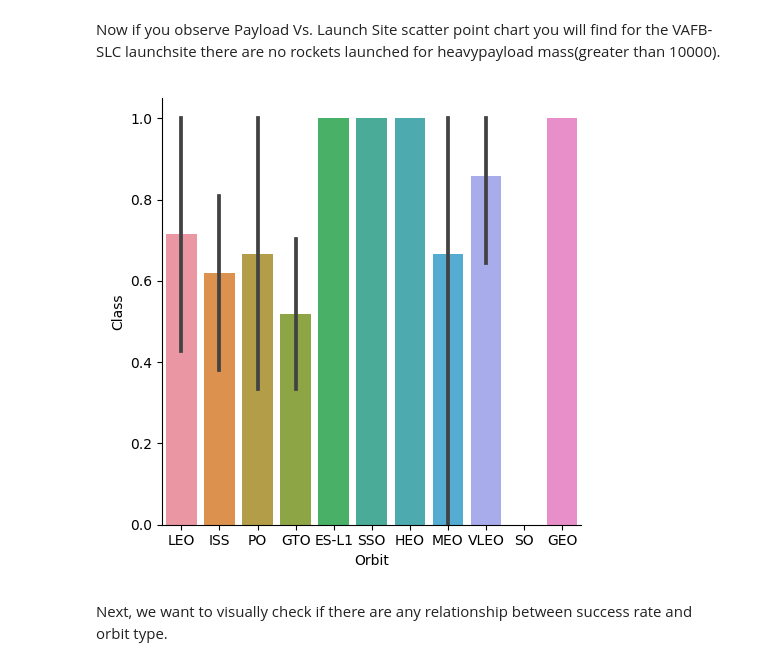
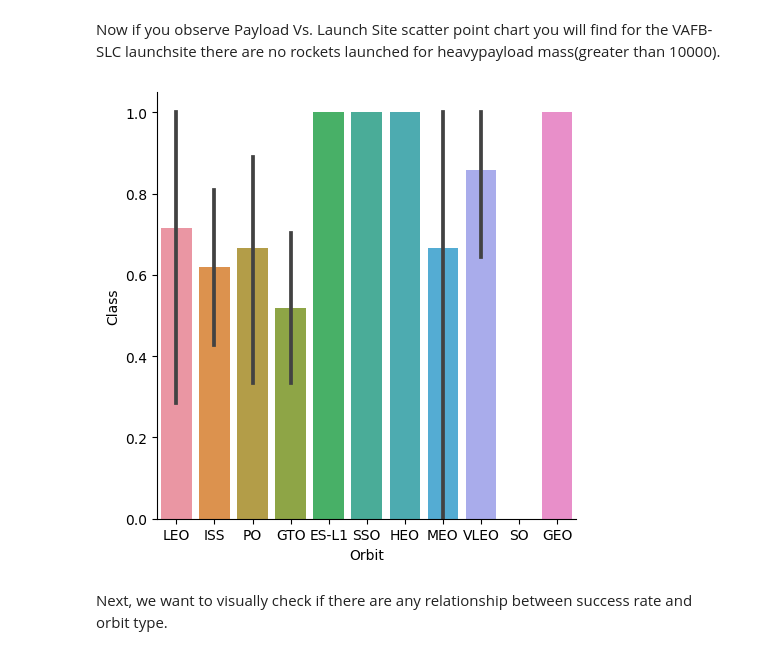
Before and after one commit to ChrisEssomba/SpaceX_Launch_Analysis_and_Prediction, a Jupyter notebook: Exploring and Preparing Data.ipynb, the cells around one changed output. Saved outputs shown, nothing was run; the diff lists cells and outputs as text; code cells hidden in the pictures.

```diff
--- a/Exploring and Preparing Data.ipynb
+++ b/Exploring and Preparing Data.ipynb
@@ -125,10 +125,10 @@ plt.show()
 Now if you observe Payload Vs. Launch Site scatter point chart you will find for the VAFB-SLC  launchsite there are no  rockets  launched for  heavypayload mass(greater than 10000).
 # %%
 ### TASK  3: Visualize the relationship between success rate of each orbit type
-sns.catplot(x="Orbit", y="Class", kind="bar", data=data)
+sns.catplot(x="Orbit", y="Class", kind="bar", data=df)
 plt.show()
 # %% [output]
-[figure, old version]
+[figure, new version]
 # %% [markdown]
 Next, we want to visually check if there are any relationship between success rate and orbit type.
 # %% [markdown]
```
Also changed, not shown: parts of 14 cells of this notebook, 3 other files.
